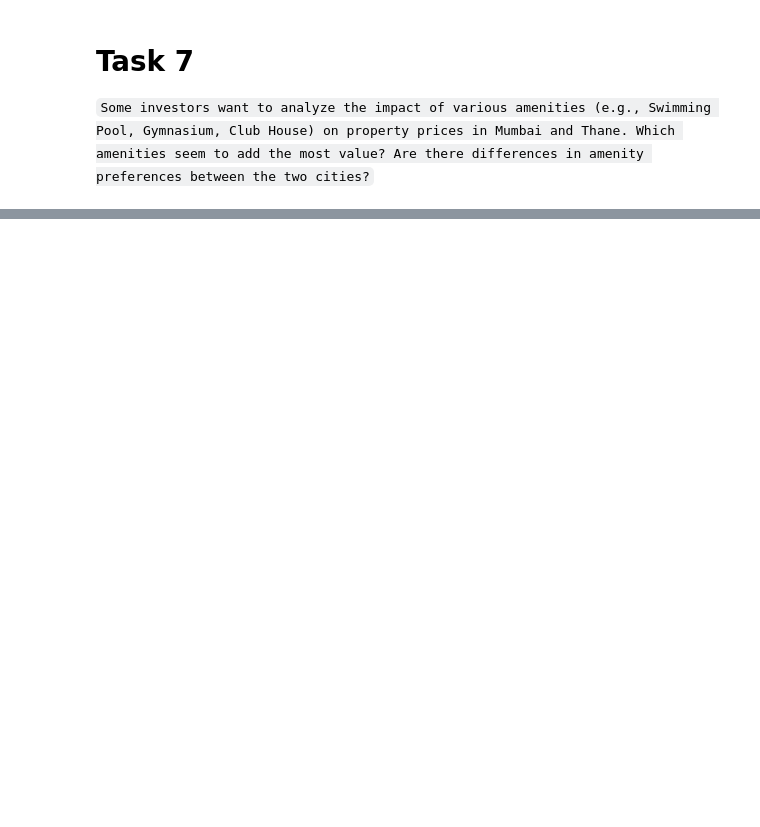
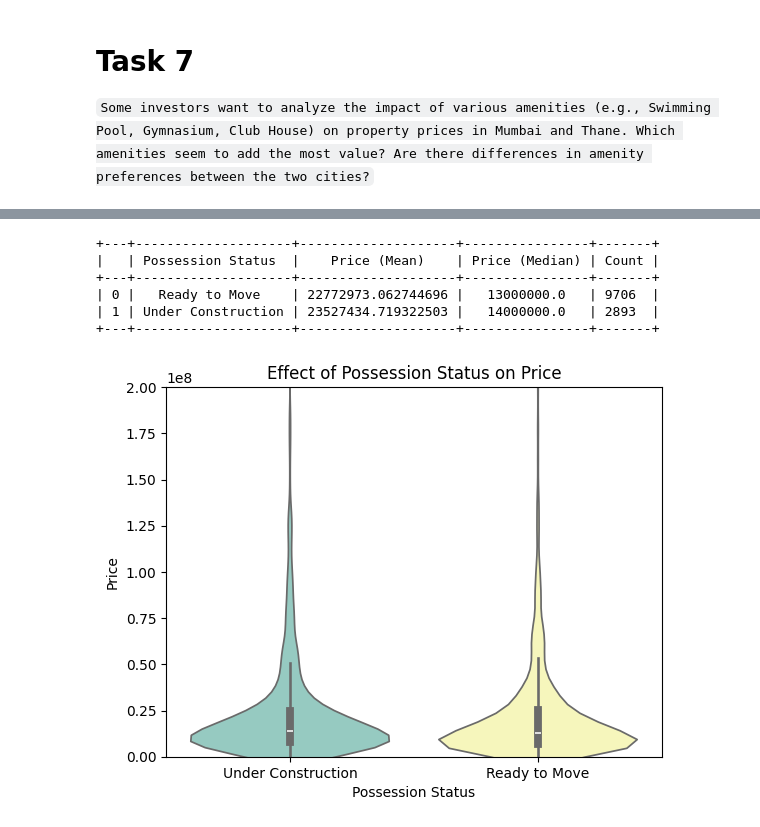
Before and after one commit to Data-Analytics-IIITH/Data-Visualization, a Jupyter notebook: assignment1_3.ipynb, the cells around one changed output, grey strips where cells are left out. Drawn from its saved outputs; the diff is of its cells as text; code cells hidden in the pictures; blank space fills up the shorter version.

```diff
--- a/assignment1_3.ipynb
+++ b/assignment1_3.ipynb
@@ -686,0 +804,16 @@ for city in cities:
+# %%
+summary_table = get_full_data_summary(df, group_by_columns=['Possession Status'], target_variable='Price')
+print(tabulate(summary_table, headers='keys', tablefmt='pretty'))
+
+fig, ax = plt.subplots()
+Plotter.plot_violin_plot(ax=ax, df=df, title='Effect of Possession Status on Price', target_field_1='Possession Status', target_field_2='Price')
+ax.set_ylim(0, 2*1e8)
+plt.show()
+# %% [output]
++---+--------------------+--------------------+----------------+-------+
+|   | Possession Status  |    Price (Mean)    | Price (Median) | Count |
++---+--------------------+--------------------+----------------+-------+
+| 0 |   Ready to Move    | 22772973.062744696 |   13000000.0   | 9706  |
+| 1 | Under Construction | 23527434.719322503 |   14000000.0   | 2893  |
++---+--------------------+--------------------+----------------+-------+
+[figure, added]
```
Also changed, not shown: parts of 21 cells of this notebook.
